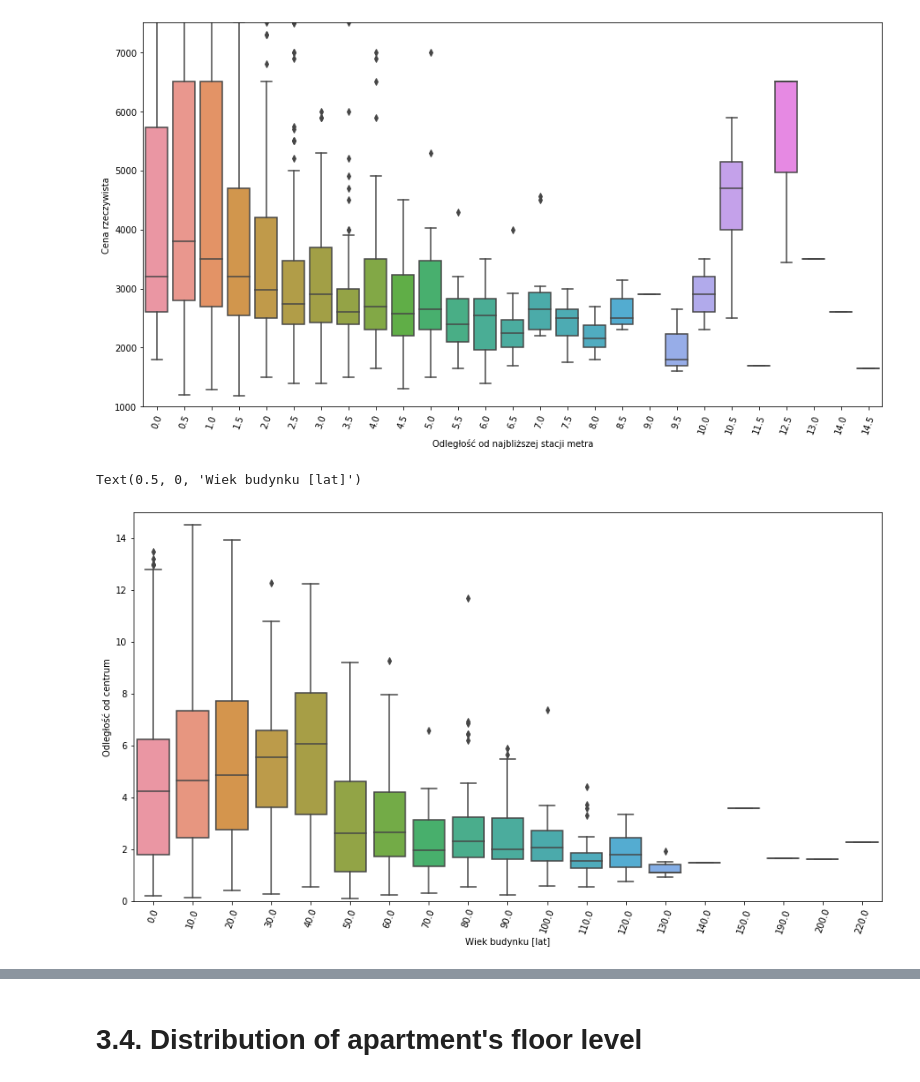
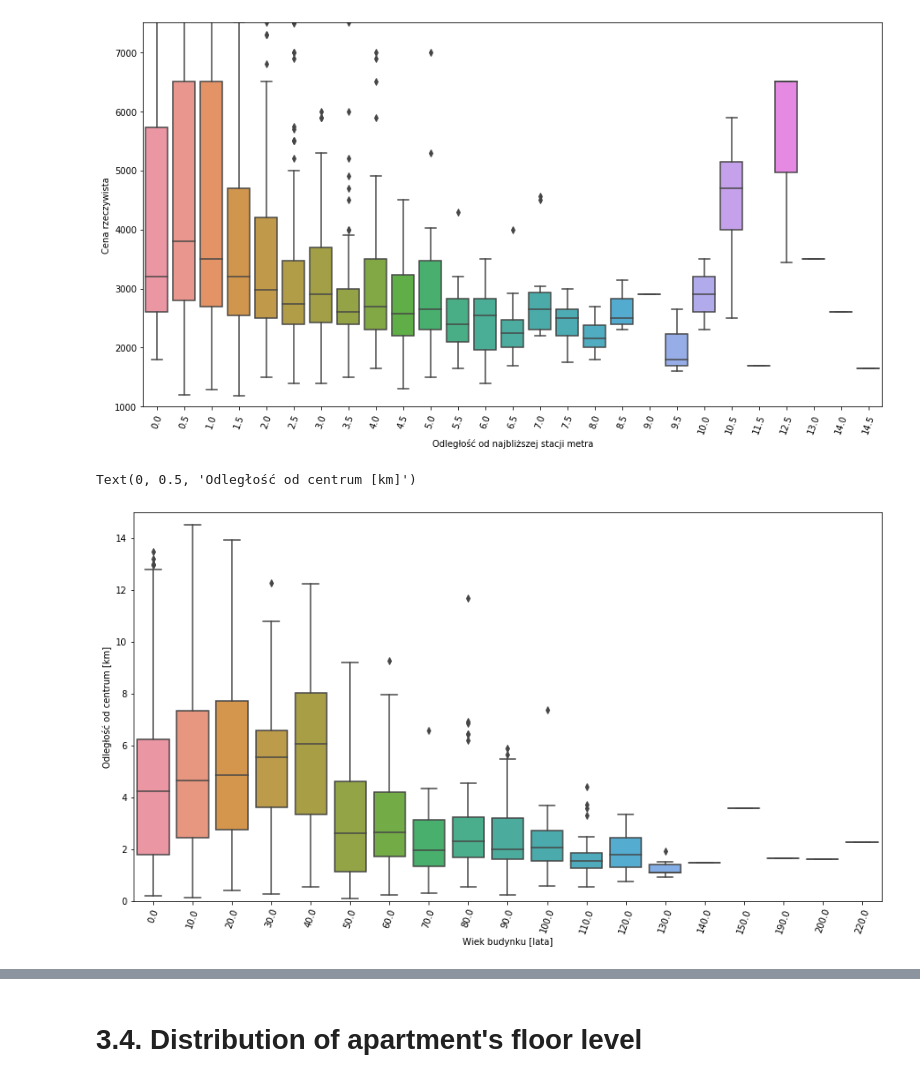
Before and after one commit to KrystianPlackowski/Apartments-data-parser, a Jupyter notebook: analyse.ipynb, the cells around one changed output, grey strips where cells are left out. Drawn from its saved outputs; the diff is of its cells as text; code cells hidden in the pictures.

```diff
--- a/analyse.ipynb
+++ b/analyse.ipynb
@@ -253,13 +264,14 @@ plt.ylim(1000, 7500)
 # %%
 plt.figure(figsize=(15,8))
 sns.boxplot('Rok budowy', 'Odległość od centrum', data=df.apply
            (lambda x: round((2019-x)/10)*10 if x.name == 'Rok budowy' else x))
 plt.xticks(rotation=70)
 plt.ylim(0,15)
-plt.xlabel('Wiek budynku [lat]')
+plt.xlabel('Wiek budynku [lata]')
+plt.ylabel('Odległość od centrum [km]')
 # %% [output]
-Text(0.5, 0, 'Wiek budynku [lat]')
+Text(0, 0.5, 'Odległość od centrum [km]')
-[figure, old version]
+[figure, new version]
 # %% [markdown]
 ## Comments:
 - `price` and `area of house` relation is `strongly linear`
```
Also changed, not shown: parts of 4 cells of this notebook.
